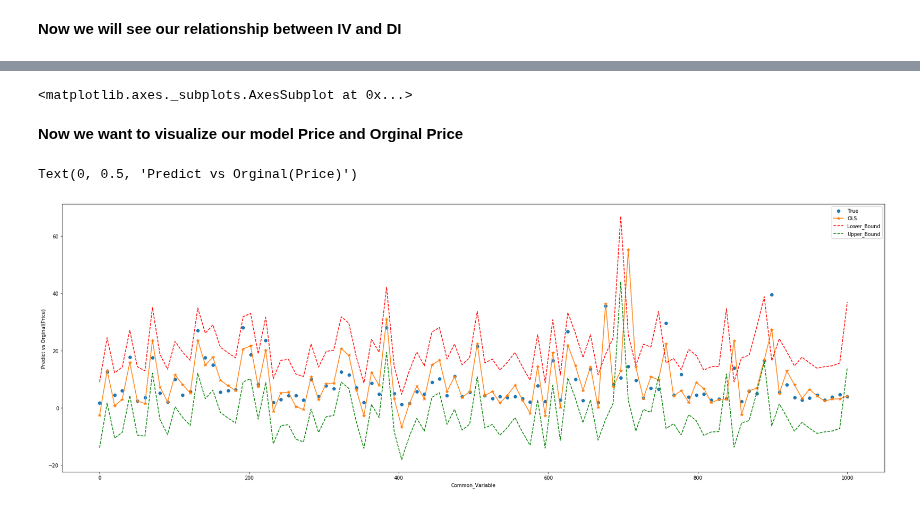
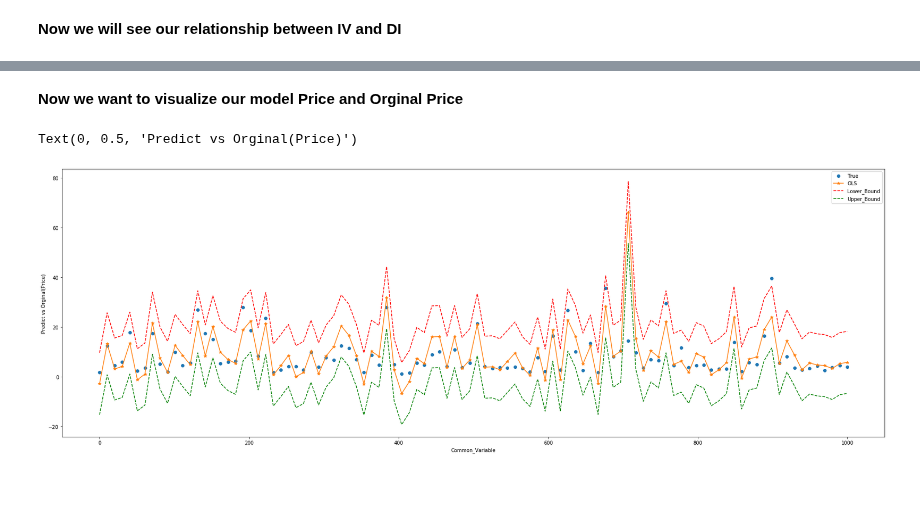
Before and after one commit to nikshingadiya/jupyter, a Jupyter notebook: Datascience/Regression/car_price_predicton.ipynb, the cells around one changed output, grey strips where cells are left out. Drawn from its saved outputs; the diff is of its cells as text; code cells hidden in the pictures.

```diff
--- a/Datascience/Regression/car_price_predicton.ipynb
+++ b/Datascience/Regression/car_price_predicton.ipynb
@@ -174,6 +190,10 @@ for i in data_train_c.columns:
 ''' Here 'Kilometers_Driven' in High value data so we need to convert high value to lower value
 therfore we easily compare with  price value '''
 data_train_c['KM_Drlog_form'] = np.log(data_train_c['Kilometers_Driven'])
+# %%
+data_train_c1=data_train_c.copy()
+# %%
+data_train_c1['Price']=data_train['Price']
 # %% [markdown]
 <i><big> <p style="color:#9e009e"> Linear Regression</big> </i> </p>
 <br>
@@ -197,7 +217,7 @@ g = g.map(plt.scatter)
 # %%
 #remove one outlier  because this outlier distract our model we can see this thing our above sctter plot
-b=data_train_c['Kilometers_Driven'].max()
-data_train_c['Kilometers_Driven']=data_train_c[data_train_c['Kilometers_Driven']!=b]
-data_train_c['KM_Drlog_form'] = np.log(data_train_c['Kilometers_Driven'])
-data_train_c.dropna()
+b=data_train_c1['Kilometers_Driven'].max()
+data_train_c1['Kilometers_Driven']=data_train_c1[data_train_c1['Kilometers_Driven']!=b]
+data_train_c1['KM_Drlog_form'] = np.log(data_train_c1['Kilometers_Driven'])
+data_train_c1.dropna()
 # %% [output]
@@ -259,0 +249,9 @@ df['Orignal_Price']=data_train_c['Price']
+# %%
+#Fitting Model and Generate results
+model=sm.OLS.from_formula('Price~Power+Year',data=data_train_c1) # without add any Categorical Variable
+# Power > Engine in term of correlationship with Price  so we do not need to include both into the  prediction (select: Power )
+# { Mileage,KM_Drlog_form,'Year'}  related with each other so we can take one variable from them. (select: Year )
+res=model.fit()
+print(res.summary())
+#Note: Here All selected Variable Based on the corrletion and R-squred Value
+#: R-squared 0.680 , Adj R: 0.680
@@ -282,8 +278,3 @@ df.groupby('Pre_Price')['Pre_Price'].apply(lambda x: x<0).sum()
-# %%
-# if we want relation again pre_price vs all independent variable
-sns.heatmap(data=df.corr(), annot = True)
-# %% [output]
-<matplotlib.axes._subplots.AxesSubplot at 0x...>
 # %% [markdown]
 <b> Now we want to visualize our model Price and Orginal Price </b>
 # %%
@@ -296,13 +285,13 @@ Time= np.linspace(0, 1000, 100)
 # %%
 # Here We Can see Variation Upper bound and Lower Bound line
 fig, ax = plt.subplots(figsize=(30,10 ))
-ax.plot(Time, df['Orignal_Price'][:100], 'o', label="True")
-ax.plot(Time, df['Pre_Price'][:100], '*-', label="OLS")
+ax.plot(Time, data_train_c1['Price'][:100], 'o', label="True")
+ax.plot(Time, res.fittedvalues[:100], '*-', label="OLS")
 ax.plot(Time, iv_u[:100], 'r--',label='Lower_Bound')
 ax.plot(Time, iv_l[:100], 'g--',label='Upper_Bound')
 ax.legend(loc='best')
 plt.xlabel('Common_Variable')
 plt.ylabel('Predict vs Orginal(Price)')
 # %% [output]
 Text(0, 0.5, 'Predict vs Orginal(Price)')
-[figure, old version]
+[figure, new version]
```
Also changed, not shown: parts of 32 cells of this notebook, 4 other files.
